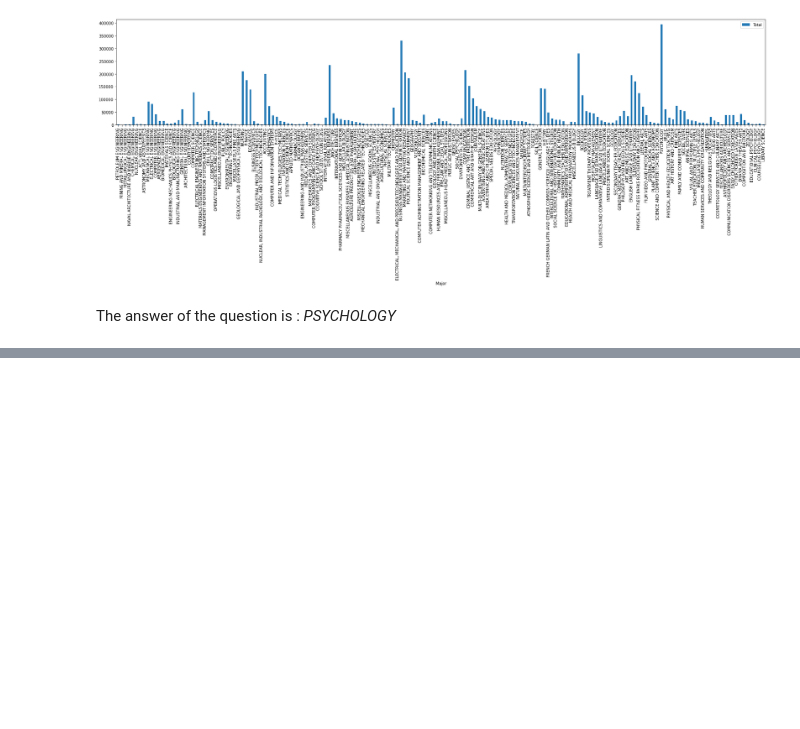
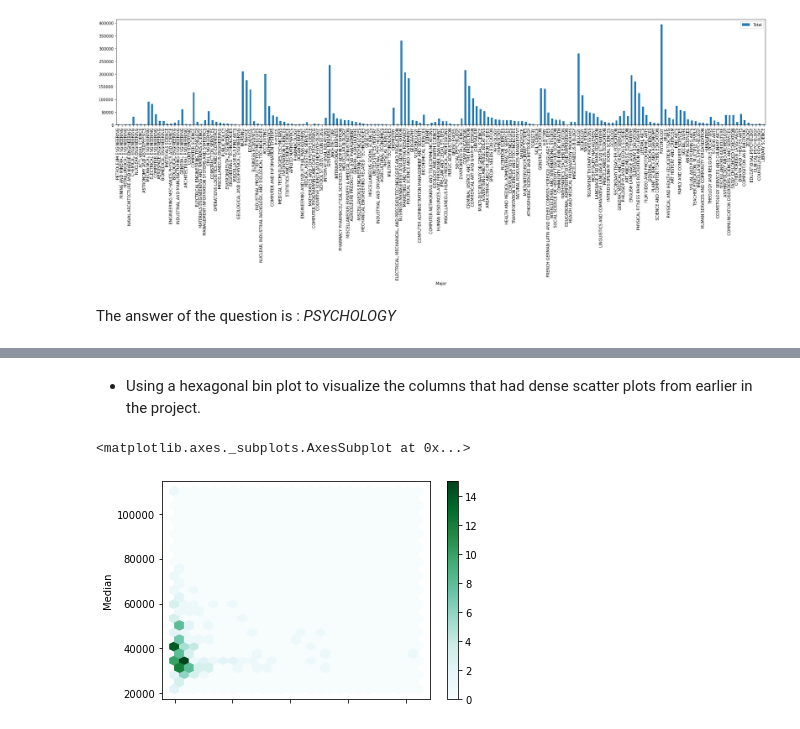
Before and after one commit to biad-iritie/Visualizing-Earnings-Based-On-College-Majors, a Jupyter notebook: Visualizing Earnings Based On College Majors.ipynb, the cells around one changed output, grey strips where cells are left out. Cells and saved outputs as stored; diff of their text form; code cells hidden in the pictures; blank space fills up the shorter version.

```diff
--- a/Visualizing Earnings Based On College Majors.ipynb
+++ b/Visualizing Earnings Based On College Majors.ipynb
@@ -191,0 +209,7 @@ The answer of the question is : *PSYCHOLOGY*
+# %% [markdown]
+- Using a hexagonal bin plot to visualize the columns that had dense scatter plots from earlier in the project.
+# %%
+recent_grads.plot.hexbin(x='Sample_size', y='Median', gridsize=25)
+# %% [output]
+<matplotlib.axes._subplots.AxesSubplot at 0x...>
+[figure, added]
```
Also changed, not shown: parts of 6 cells of this notebook.
